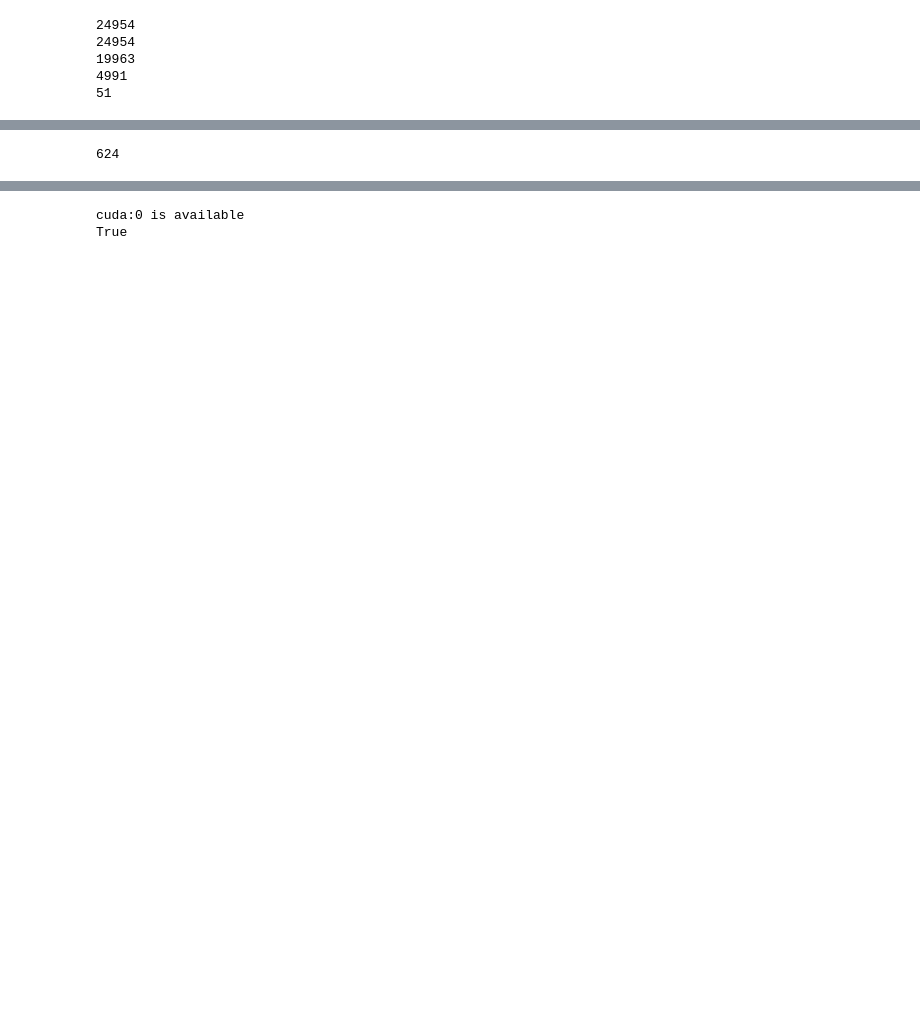
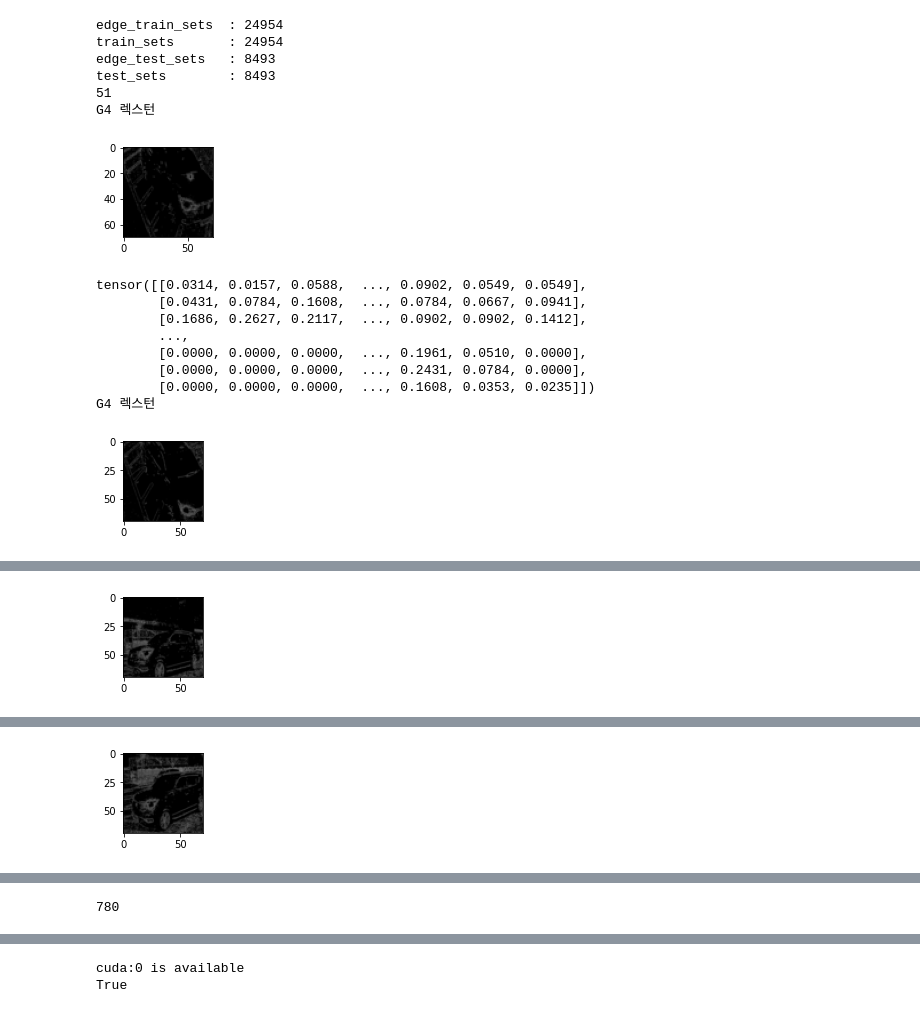
Before and after one commit to CAU-Computer-Vision/Parallel_CNN_car_classifier, a Jupyter notebook: cnn_ensemble.ipynb, the cells around one changed output, grey strips where cells are left out. Saved outputs shown, nothing was run; the diff lists cells and outputs as text; code cells hidden in the pictures; blank space fills up the shorter version.

Commit message:
fix train and test model
Former-commit-id: 5ee46f8e3be1a7c46ea2c5b748fc43842f8f0eff [formerly ded747f9aaa47489c826da93f4f4be4eb816e116]
Former-commit-id: e3e76d1f4ef4e325be951523b46ce4faa73c7523

```diff
--- a/cnn_ensemble.ipynb
+++ b/cnn_ensemble.ipynb
@@ -15,45 +15,65 @@ import cv2 as cv
 import torchlayers as tl
 import os
 # %%
-trans = transforms.Compose([transforms.Resize((120, 120)), transforms.ToTensor()])
-trans_gray = transforms.Compose([transforms.Resize((120, 120)), transforms.ToTensor(), transforms.Grayscale()])
+trans = transforms.Compose([
+    transforms.Resize((120, 120)),
+    transforms.ToTensor(),
+    transforms.CenterCrop(70),
+    transforms.Normalize((0.5, 0.5, 0.5), (0.5, 0.5, 0.5))
+    ])
+trans_gray = transforms.Compose([transforms.Resize((120, 120)), transforms.ToTensor(), transforms.Grayscale(3), transforms.CenterCrop(70)
+# , transforms.Normalize((0.5,), (0.5,))
+])
 
 
-datas = torchvision.datasets.ImageFolder(root = './data/kcar/lights', transform = trans)
-train_size = int(len(datas) * 0.8)
-test_size = len(datas) - train_size
-train_sets, test_sets = torch.utils.data.random_split(datas, [train_size, test_size])
+# datas = torchvision.datasets.ImageFolder(root = './data/kcar/lights', transform = trans)
+# train_size = int(len(datas) * 0.8)
+# test_size = len(datas) - train_size
+# train_sets, test_sets = torch.utils.data.random_split(datas, [train_size, test_size])
 
 # edge_datas = torchvision.datasets.ImageFolder(root = './data/kcar_edge/lights', transform = trans_gray)
 # edge_train_size = int(len(edge_datas) * 0.8)
 # edge_test_size = len(edge_datas) - edge_train_size
 # edge_train_sets, edge_test_sets = torch.utils.data.random_split(edge_datas, [edge_train_size, edge_test_size])
 
-edge_train_sets = torchvision.datasets.ImageFolder(root = './data/kcar_edge/lights', transform = trans)
-edge_test_sets = torchvision.datasets.ImageFolder(root = './data/kcar_edge/lights', transform = trans)
-# train_sets = torchvision.datasets.ImageFolder(root = './data/kcar/lights', transform = trans)
-# test_sets = torchvision.datasets.ImageFolder(root = './data/kcar/darks', transform = trans)
+edge_train_sets = torchvision.datasets.ImageFolder(root = './data/kcar_edge/lights', transform = trans_gray)
+edge_test_sets = torchvision.datasets.ImageFolder(root = './data/kcar_edge/darks', transform = trans_gray)
+train_sets = torchvision.datasets.ImageFolder(root = './data/kcar/lights', transform = trans)
+test_sets = torchvision.datasets.ImageFolder(root = './data/kcar/darks', transform = trans)
 labels = edge_train_sets.classes
-print(len(edge_train_sets))
-print(len(edge_test_sets))
-print(len(train_sets))
-print(len(test_sets))
-print(len(labels))
+print("edge_train_sets  :", len(edge_train_sets))
+print("train_sets       :", len(train_sets))
+print("edge_test_sets   :", len(edge_test_sets))
+print("test_sets        :", len(test_sets))
 # print(test_sets)
 # print(edge_test_sets)
 
-# print(len(labels))
-# for i in range(4):
-#     img, label = train_sets[i]
-#     print(labels[label])
-#     plt.subplot(241 + i)
-#     plt.imshow(np.clip(img.permute(1,2,0),0,1))
-#     plt.tight_layout()
-#     plt.show()
+print(len(labels))
+for i in range(4):
+    img, label = edge_test_sets[i+100]
+    print(labels[label])
+    plt.subplot(241 + i)
+    plt.imshow(np.clip(img.permute(1,2,0),0,1))
+    plt.tight_layout()
+    plt.show()
+# for i in img[0]:
+    # print(max(i))
+    print(img[0])
     # save_image(img, str(i)+'_.jpg')
 # %% [output]
-24954
-24954
-19963
-4991
+edge_train_sets  : 24954
+train_sets       : 24954
+edge_test_sets   : 8493
+test_sets        : 8493
 51
+G4 렉스턴
+[figure, added]
+tensor([[0.0314, 0.0157, 0.0588,  ..., 0.0902, 0.0549, 0.0549],
+        [0.0431, 0.0784, 0.1608,  ..., 0.0784, 0.0667, 0.0941],
+        [0.1686, 0.2627, 0.2117,  ..., 0.0902, 0.0902, 0.1412],
+        ...,
+        [0.0000, 0.0000, 0.0000,  ..., 0.1961, 0.0510, 0.0000],
+        [0.0000, 0.0000, 0.0000,  ..., 0.2431, 0.0784, 0.0000],
+        [0.0000, 0.0000, 0.0000,  ..., 0.1608, 0.0353, 0.0235]])
+G4 렉스턴
+[figure, added]
@@ -59,0 +88 @@ print(len(labels))
+[figure, added]
@@ -59,0 +97 @@ print(len(labels))
+[figure, added]
@@ -72,4 +117,4 @@ edge_test_loader = DataLoader(edge_test_sets, batch_size = 32, sampler = random_
 
 print(len(train_loader))
 # %% [output]
-624
+780
```
Also changed, not shown: parts of 21 cells of this notebook, 2 other files.
